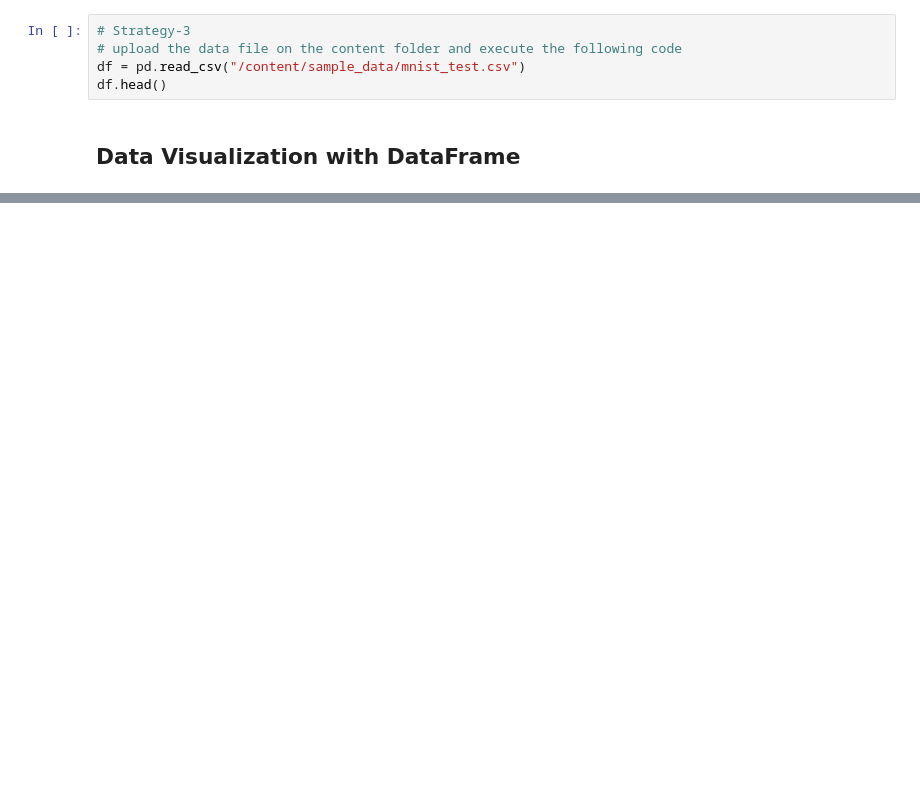
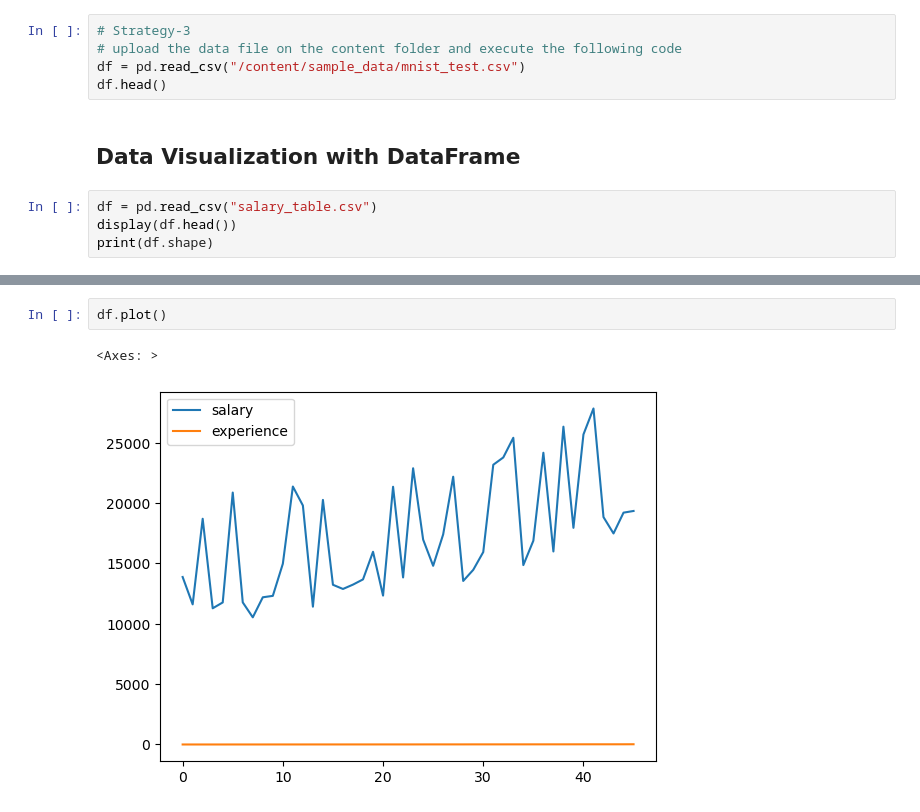
Before and after one commit to toarnabtrainer/AEC_ML_Batch_1_August_2026, a Jupyter notebook: Pandas.ipynb, the cells around one changed output, grey strips where cells are left out. Cells and saved outputs as stored; diff of their text form; blank space fills up the shorter version.

```diff
--- a/Pandas.ipynb
+++ b/Pandas.ipynb
@@ -1547,3 +1547,7 @@ df = pd.read_csv("/content/sample_data/mnist_test.csv")
 df.head()
 # %% [markdown]
 ## **Data Visualization with DataFrame**
+# %%
+df = pd.read_csv("salary_table.csv")
+display(df.head())
+print(df.shape)
@@ -1549,0 +1562,5 @@ df.head()
+# %%
+df.plot()
+# %% [output]
+<Axes: >
+[figure, added]
```
Also changed, not shown: parts of 29 cells of this notebook.
